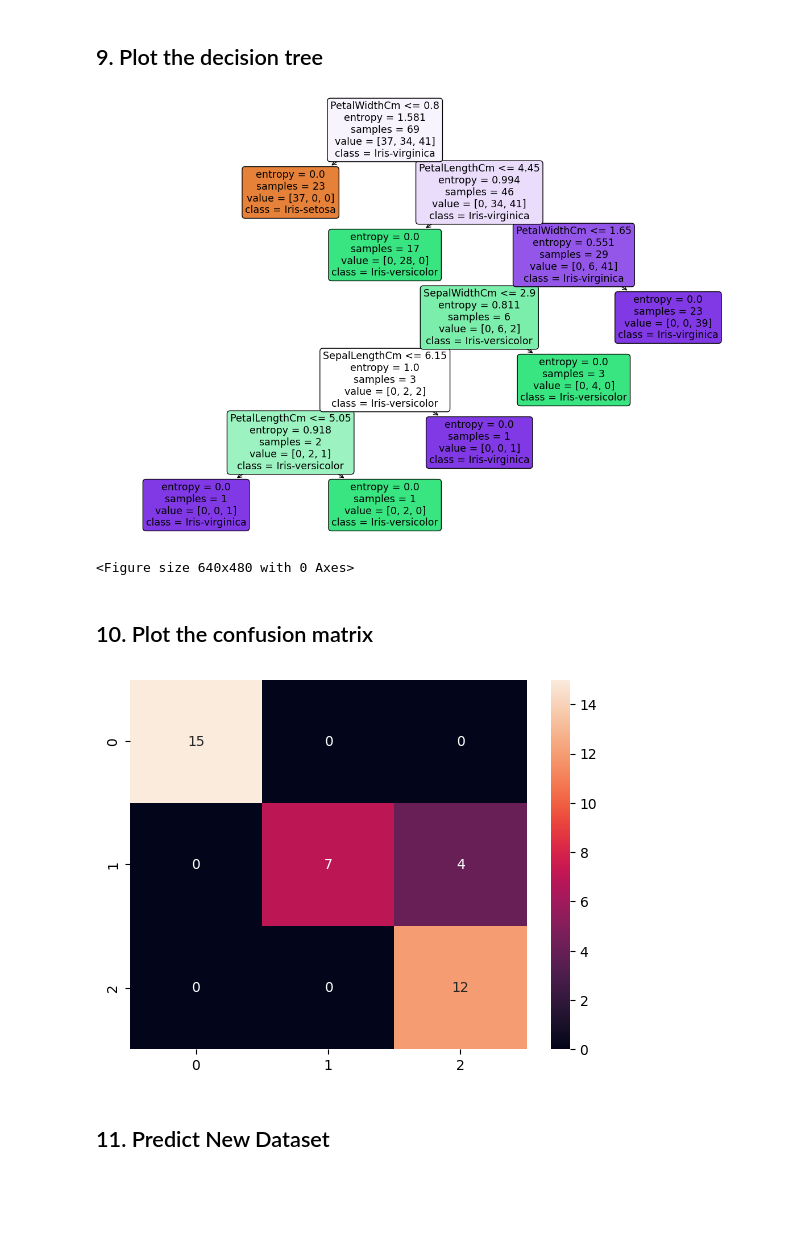
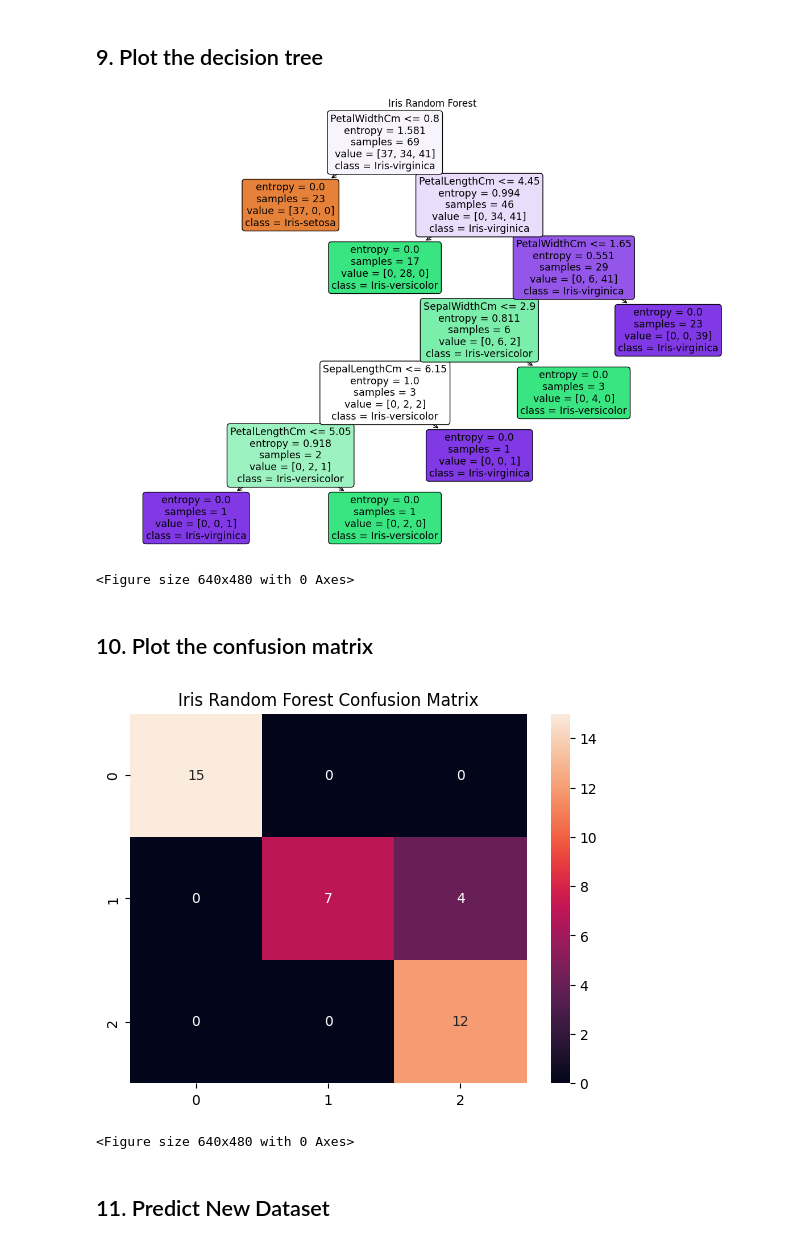
Before and after one commit to ron-ligsay/ML-Path, a Jupyter notebook: src/models/random forest/iris_random forest.ipynb, the cells around one changed output. Saved outputs shown, nothing was run; the diff lists cells and outputs as text; code cells hidden in the pictures; blank space fills up the shorter version.

```diff
--- a/src/models/random forest/iris_random forest.ipynb
+++ b/src/models/random forest/iris_random forest.ipynb
@@ -111,23 +111,29 @@ iris.head()
 # Plot the decision tree
 plt.figure(figsize=(15,10))
 plot_tree(rf_model.estimators_[0], filled=True, rounded=True, class_names=iris['Species'].unique(), feature_names=iris.columns[1:5])
+plt.title("Iris Random Forest")
 plt.show()
 
 # save the plot
 plt.savefig('../../visualizations/iris_random forest.png')
 # %% [output]
-[figure, old version]
+[figure, new version]
 <Figure size 640x480 with 0 Axes>
 # %% [markdown]
 ## 10.	Plot the confusion matrix
 # %%
 from sklearn.metrics import confusion_matrix
 import seaborn as sns
 
 cm = confusion_matrix(y_test, rf_model.predict(x_test))
 sns.heatmap(cm, annot=True, fmt="d")
+plt.title("Iris Random Forest Confusion Matrix")
 plt.show()
+
+# save the plot
+plt.savefig('../../visualizations/iris_random forest confusion matric.png')
 # %% [output]
-[figure, old version]
+[figure, new version]
+<Figure size 640x480 with 0 Axes>
 # %% [markdown]
 ## 11.    Predict New Dataset
```
Also changed, not shown: 1 other file.
